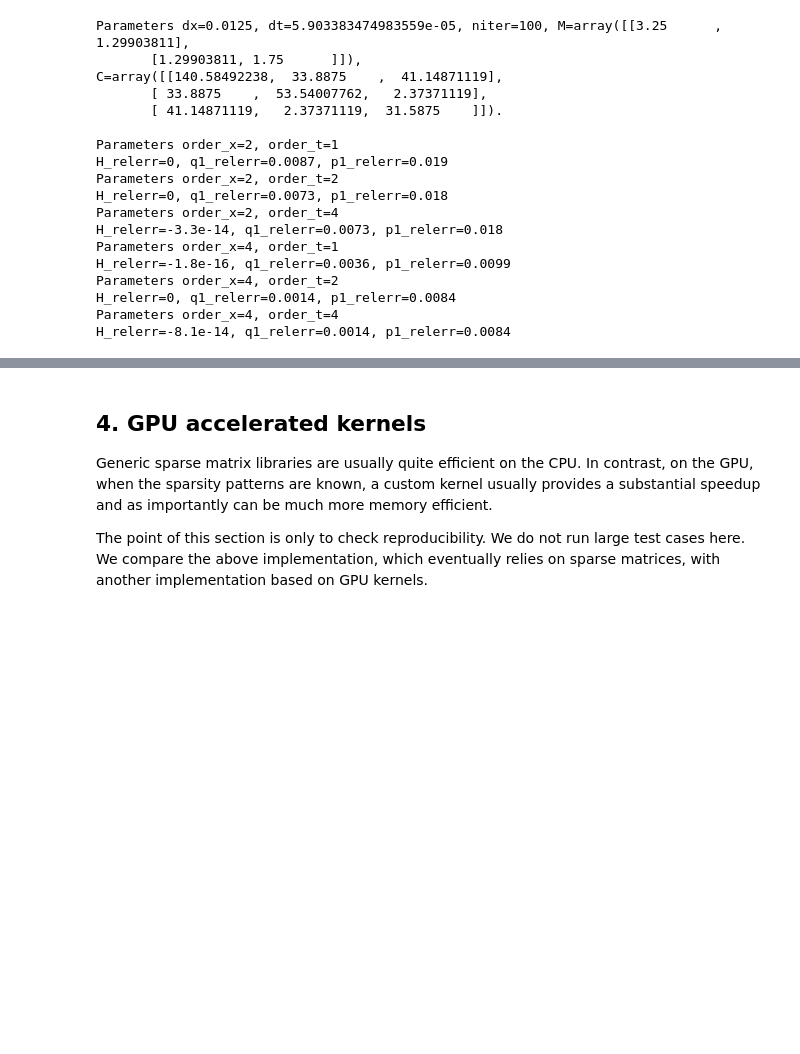
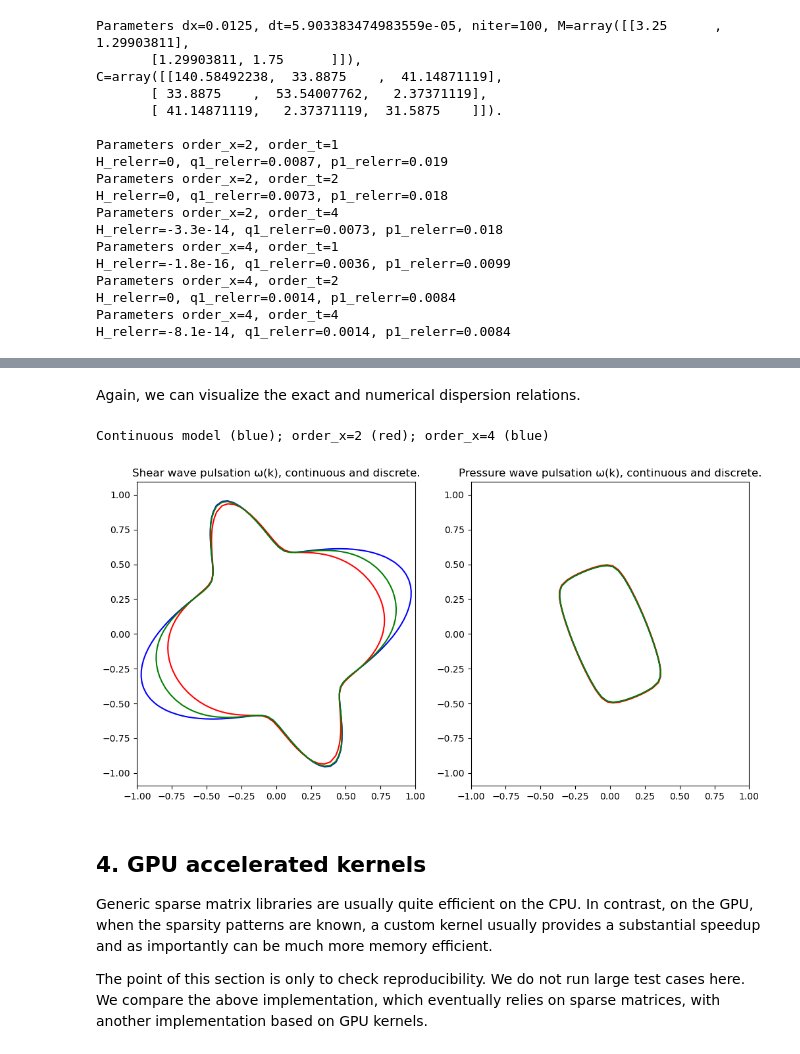
Before and after one commit to Mirebeau/AdaptiveGridDiscretizations_showcase, a Jupyter notebook: Notebooks_Div/HighOrderWaves.ipynb, the cells around one changed output, grey strips where cells are left out. Saved outputs shown, nothing was run; the diff lists cells and outputs as text; code cells hidden in the pictures; blank space fills up the shorter version.

```diff
--- a/Notebooks_Div/HighOrderWaves.ipynb
+++ b/Notebooks_Div/HighOrderWaves.ipynb
@@ -1982,0 +2312,20 @@ H_relerr=-8.1e-14, q1_relerr=0.0014, p1_relerr=0.0084
+# %%
+ρ=2.3
+#C = np.array([[1,0,0],[0,1,0],[0,0,0.]]) # Another, simpler, example with some decoupling.
+C = mica.extract_xz().rotate_by(np.pi/8).hooke; C/=np.max(C)
+k = 2*π*np.array([1,2])
+X,dx = make_domain(10,2)
+for order_x in (2,4):
+    for order_t in (2,4):
+        M = np.eye(2)/ρ # Assuming isotropic M
+        dt_max = CFL_e(M,C,dx,order_x=order_x)
+        dt = 0.6*dt_max
+        WaveH = Hamiltonian2e(M,C,X,dx,order=order_x)
+
+        ω,vq,vp = dispersion_e(k,ρ,C,dx,dt,order_x,order_t)
+        for mode in range(len(k)):
+            qe,pe = mk_planewave_e(k,ω[mode],vq[:,mode],vp[:,mode])
+            q1,p1 = WaveH.Sympl_p(qe(0,X),pe(0,X),dt,order=order_t)
+            err_q = norm(q1-qe(dt,X),np.inf); err_p = norm(p1-pe(dt,X),np.inf)
+            print(f"{order_x=}, {order_t=}, {mode=}, {err_q=:.4}, {err_p=:.4}")
+            assert err_q < 1e-14 and err_p < 1e-13
@@ -1983,3 +2341,39 @@ H_relerr=-8.1e-14, q1_relerr=0.0014, p1_relerr=0.0084
+# %% [markdown]
+Again, we can visualize the exact and numerical dispersion relations.
+# %%
+# Choose the parameters
+ρ=2.3
+#C = np.array([[1,0,0],[0,1,0],[0,0,0.]]) # Another, simpler, example with some decoupling.
+C = mica.extract_xz().rotate_by(np.pi/8).hooke; C/=np.max(C)
+dx=1 # Try different values
+dt=1
+
+# Choose the range of wavenumbers and broadcast data
+ak0 = np.linspace(-1,1)
+ak1 = np.linspace(-1,1)
+ks = np.array(np.meshgrid(ak0,ak1,indexing='ij'))
+shape = ks[0].shape
+ρs = fd.as_field(ρ,shape); Cs = fd.as_field(C,shape)
+
+ω_cont,_ = Hooke(Cs).waves(ks,ρs) #lp.dot_VAV(ks,Ds,ks)/ρs
+ω_22,_,_ = dispersion_e(ks,ρs,Cs,dx,dt,order_x=2,order_t=2)
+ω_42,_,_ = dispersion_e(ks,ρs,Cs,dx,dt,order_x=4,order_t=2)
+
+print("Continuous model (blue); order_x=2 (red); order_x=4 (blue)")
+plt.figure(figsize=[12,6])
+plt.subplot(1,2,1); plt.title("Shear wave pulsation ω(k), continuous and discrete.")
+plt.contour(*ks,ω_cont[0],levels=[0.2],colors='blue')
+plt.contour(*ks,ω_22[0],levels=[0.2],colors='red')
+plt.contour(*ks,ω_42[0],levels=[0.2],colors='green')
+plt.axis('equal')
+plt.subplot(1,2,2); plt.title("Pressure wave pulsation ω(k), continuous and discrete.")
+plt.contour(*ks,ω_cont[1],levels=[0.2],colors='blue')
+plt.contour(*ks,ω_22[1],levels=[0.2],colors='red')
+plt.contour(*ks,ω_42[1],levels=[0.2],colors='green')
+plt.axis('equal');
+# %% [output]
+Continuous model (blue); order_x=2 (red); order_x=4 (blue)
+[figure, added]
 # %% [markdown]
 ## 4. GPU accelerated kernels
 
```
Also changed, not shown: parts of 27 cells of this notebook.
